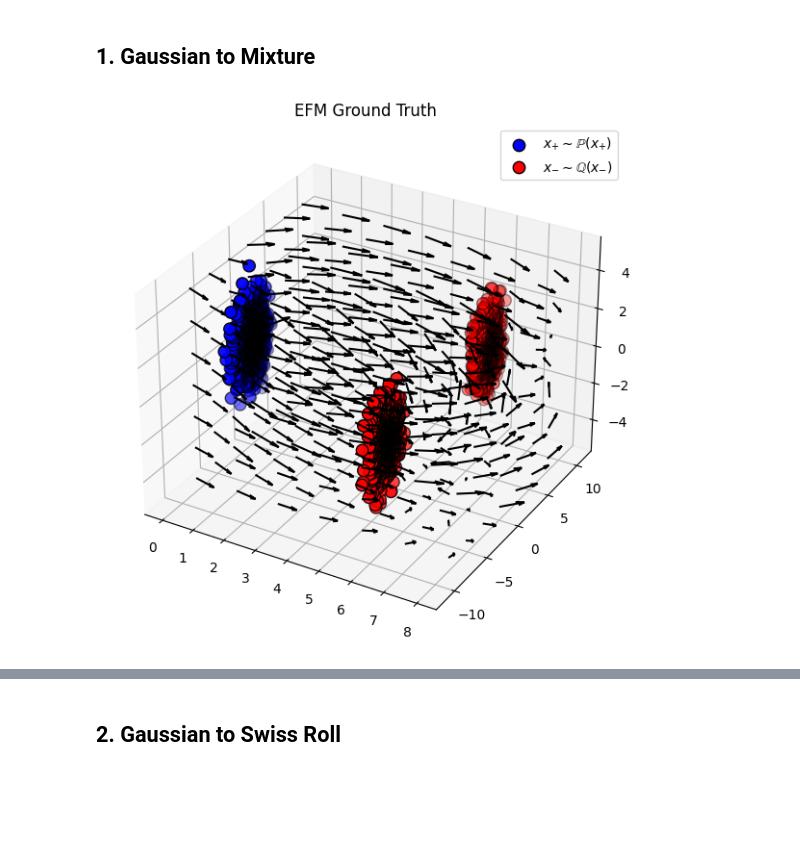
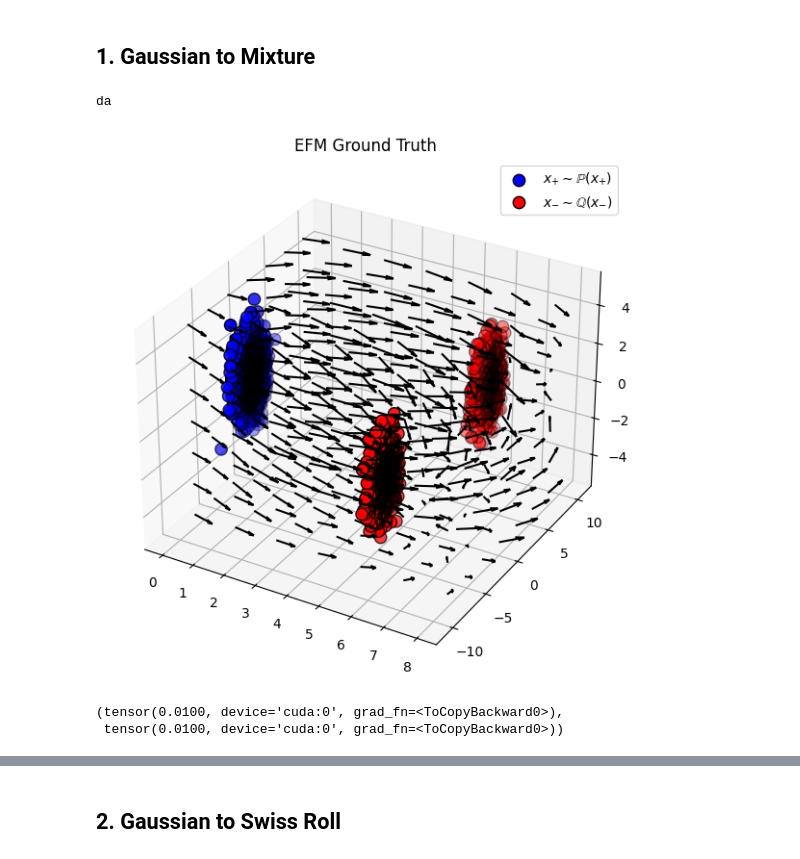
Before and after one commit to WindowsKonon1337/FieldMatching, a Jupyter notebook: notebooks/EFMToy.ipynb, the cells around one changed output, grey strips where cells are left out. Drawn from its saved outputs; the diff is of its cells as text; code cells hidden in the pictures; blank space fills up the shorter version.

```diff
--- a/notebooks/EFMToy.ipynb
+++ b/notebooks/EFMToy.ipynb
@@ -77,27 +77,33 @@ config.ode.behind_num_steps = 350
 # %%
 p_dist = MultiDimStackedGauss(config)
 q_dist = MultiDimStackedMixtureGauss(config)
 
 p_samples = p_dist.sample(config.training.batch_size).to(config.device)
 q_samples = q_dist.sample(config.training.batch_size).to(config.device)
-efm = EFM(config)
+efm = EFM(config, learnable_masses=True)
 
 mesh = efm.get_mesh(kv=config.KV,
                     mesh_num_points=config.mesh_num_points).to(config.device)
 field = efm.GroundTruth(perturbed_samples_vec=mesh.clone(),
                         p_samples=p_samples, q_samples=q_samples)
 
 fig = efm.plotVectorField(mesh=mesh, field=field,
                           p_samples=p_samples,
                           q_samples=q_samples)
 # %% [output]
+da
-[figure, old version]
+[figure, new version]
 # %%
 ode = DippoleGroundTrurthEFMODESolver(config)
 init = p_dist.sample(config.training.small_batch_size).to(config.device)
 init[:,0] = config.training.epsilon
 maps, traj = ode(efm, init , p_samples.clone(), q_samples.clone())
 traj = torch.stack(traj,dim=0)
+# %%
+efm.log_mass_p, efm.log_mass_q
+# %% [output]
+(tensor(0.0100, device='cuda:0', grad_fn=<ToCopyBackward0>),
+ tensor(0.0100, device='cuda:0', grad_fn=<ToCopyBackward0>))
 # %%
 fig = efm.plotTrajectories(traj=traj,
                            p_samples=p_samples,
```
Also changed, not shown: parts of 19 cells of this notebook, 3 other files.
